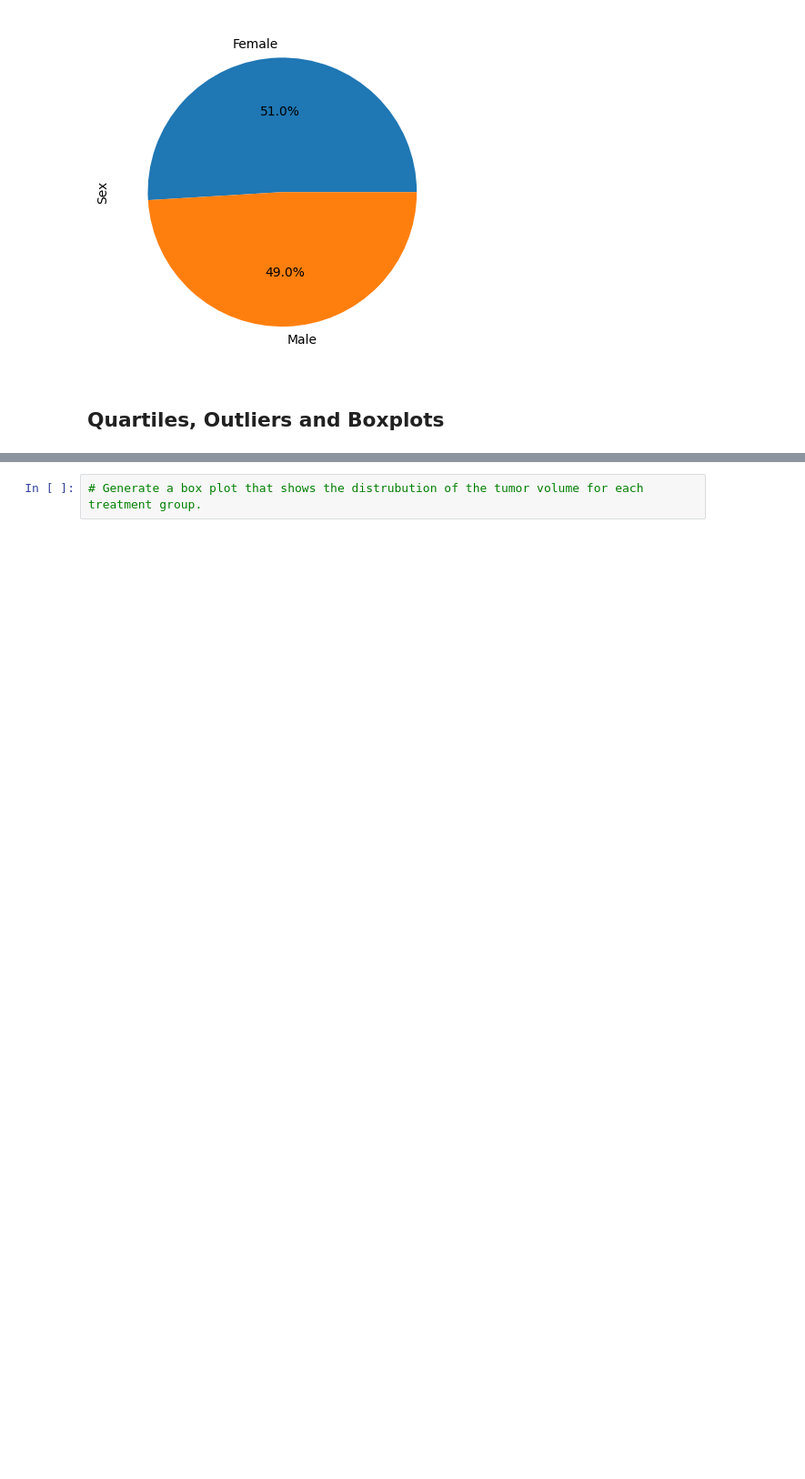
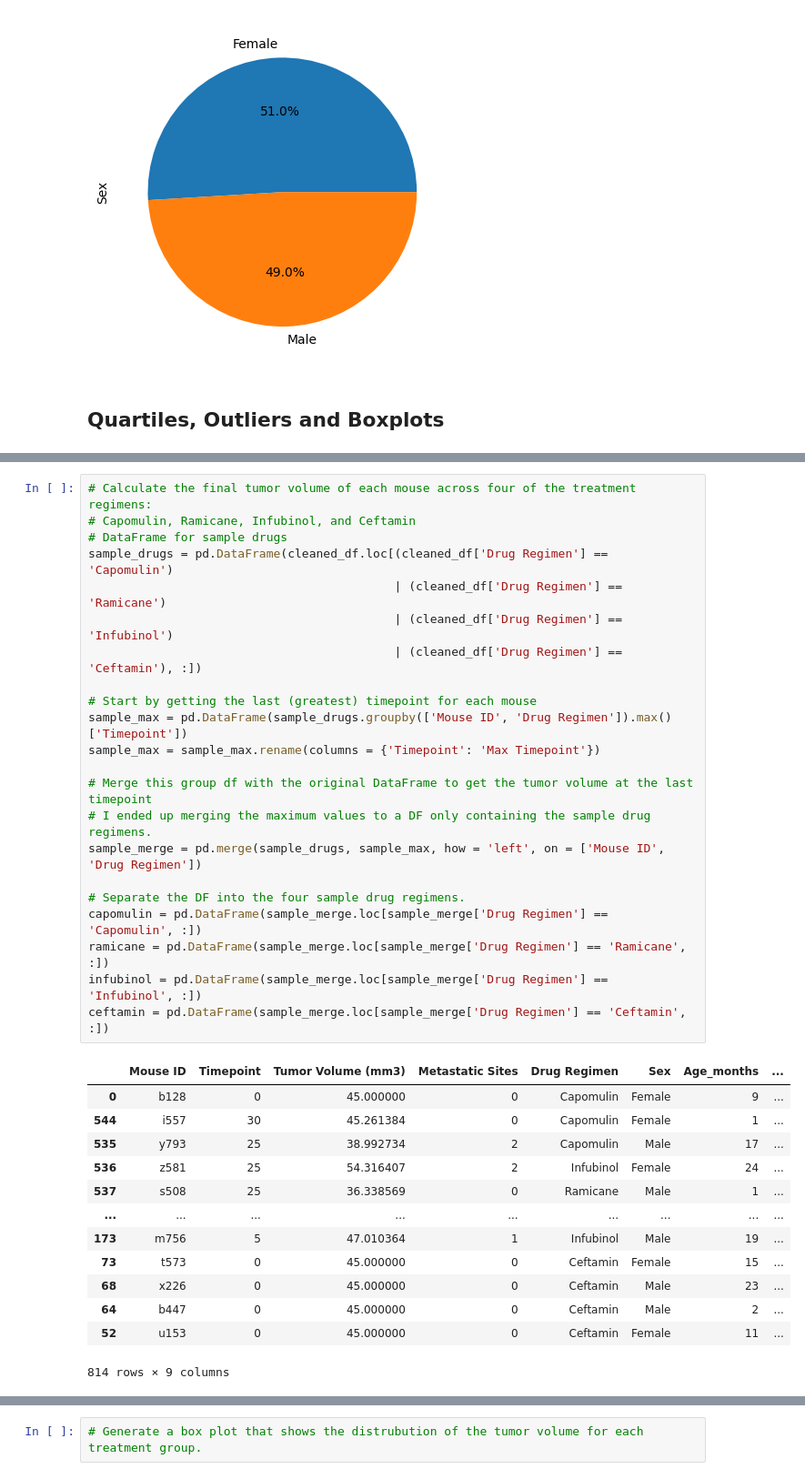
Before and after one commit to kcwaggs/data_visualization-challenge, a Jupyter notebook: pymaceuticals.ipynb, the cells around one changed output, grey strips where cells are left out. Shown at 91% size. Drawn from its saved outputs; the diff is of its cells as text; blank space fills up the shorter version.

```diff
--- a/pymaceuticals.ipynb
+++ b/pymaceuticals.ipynb
@@ -262,3 +209,39 @@ testing_merge.head(30)
+# %%
+# Calculate the final tumor volume of each mouse across four of the treatment regimens:
+# Capomulin, Ramicane, Infubinol, and Ceftamin
+# DataFrame for sample drugs
+sample_drugs = pd.DataFrame(cleaned_df.loc[(cleaned_df['Drug Regimen'] == 'Capomulin')
+                                           | (cleaned_df['Drug Regimen'] == 'Ramicane')
+                                           | (cleaned_df['Drug Regimen'] == 'Infubinol')
+                                           | (cleaned_df['Drug Regimen'] == 'Ceftamin'), :])
+
+# Start by getting the last (greatest) timepoint for each mouse
+sample_max = pd.DataFrame(sample_drugs.groupby(['Mouse ID', 'Drug Regimen']).max()['Timepoint'])
+sample_max = sample_max.rename(columns = {'Timepoint': 'Max Timepoint'})
+
+# Merge this group df with the original DataFrame to get the tumor volume at the last timepoint
+# I ended up merging the maximum values to a DF only containing the sample drug regimens.
+sample_merge = pd.merge(sample_drugs, sample_max, how = 'left', on = ['Mouse ID', 'Drug Regimen'])
+
+# Separate the DF into the four sample drug regimens.
+capomulin = pd.DataFrame(sample_merge.loc[sample_merge['Drug Regimen'] == 'Capomulin', :])
+ramicane = pd.DataFrame(sample_merge.loc[sample_merge['Drug Regimen'] == 'Ramicane', :])
+infubinol = pd.DataFrame(sample_merge.loc[sample_merge['Drug Regimen'] == 'Infubinol', :])
+ceftamin = pd.DataFrame(sample_merge.loc[sample_merge['Drug Regimen'] == 'Ceftamin', :])
+# %% [output]
+|  | Mouse ID | Timepoint | Tumor Volume (mm3) | Metastatic Sites | Drug Regimen | Sex | Age_months | ... |
+| 0 | b128 | 0 | 45.000000 | 0 | Capomulin | Female | 9 | ... |
+| 544 | i557 | 30 | 45.261384 | 0 | Capomulin | Female | 1 | ... |
+| 535 | y793 | 25 | 38.992734 | 2 | Capomulin | Male | 17 | ... |
+| 536 | z581 | 25 | 54.316407 | 2 | Infubinol | Female | 24 | ... |
+| 537 | s508 | 25 | 36.338569 | 0 | Ramicane | Male | 1 | ... |
+| ... | ... | ... | ... | ... | ... | ... | ... | ... |
+| 173 | m756 | 5 | 47.010364 | 1 | Infubinol | Male | 19 | ... |
+| 73 | t573 | 0 | 45.000000 | 0 | Ceftamin | Female | 15 | ... |
+| 68 | x226 | 0 | 45.000000 | 0 | Ceftamin | Male | 23 | ... |
+| 64 | b447 | 0 | 45.000000 | 0 | Ceftamin | Male | 2 | ... |
+| 52 | u153 | 0 | 45.000000 | 0 | Ceftamin | Female | 11 | ... |
+814 rows × 9 columns
 # %%
 # Put treatments into a list for for loop (and later for plot labels)
 
```
Also changed, not shown: parts of 4 cells of this notebook.
